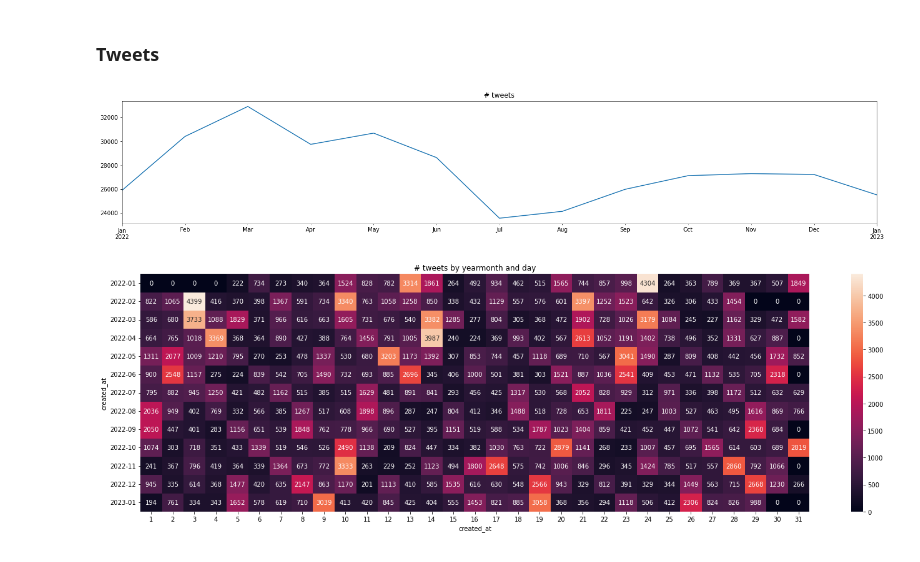
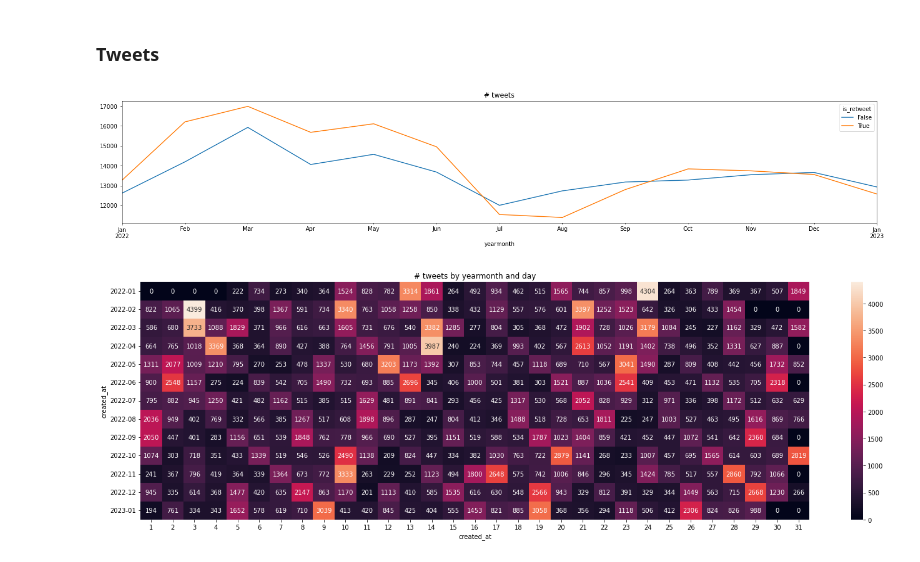
Before and after one commit to ossamum/kuleuven-thesis, a Jupyter notebook: 03_EDA.ipynb, the cells around one changed output. Cells and saved outputs as stored; diff of their text form; code cells hidden in the pictures.

Commit message:
adding retweet discrimination

```diff
--- a/03_EDA.ipynb
+++ b/03_EDA.ipynb
@@ -62,10 +62,10 @@ sns.clustermap(users.corr(numeric_only=True), annot=True, cmap='RdBu', center=0)
 df['created_at'] = pd.to_datetime(df['created_at'].str[:19])
 # %%
 df['yearmonth'] = df['created_at'].dt.to_period('M')
-# %%
-df['yearmonth'].value_counts().sort_index().plot(title='# tweets' ,figsize=(24, 4));
-# %% [output]
-[figure, removed]
+# %%
+pd.crosstab(df['yearmonth'], df['is_retweet']).plot(title='# tweets' ,figsize=(24, 4));
+# %% [output]
+[figure, added]
 # %%
 plt.figure(figsize=(24, 7))
 plt.title('# tweets by yearmonth and day')
```
Also changed, not shown: parts of 5 cells of this notebook.
